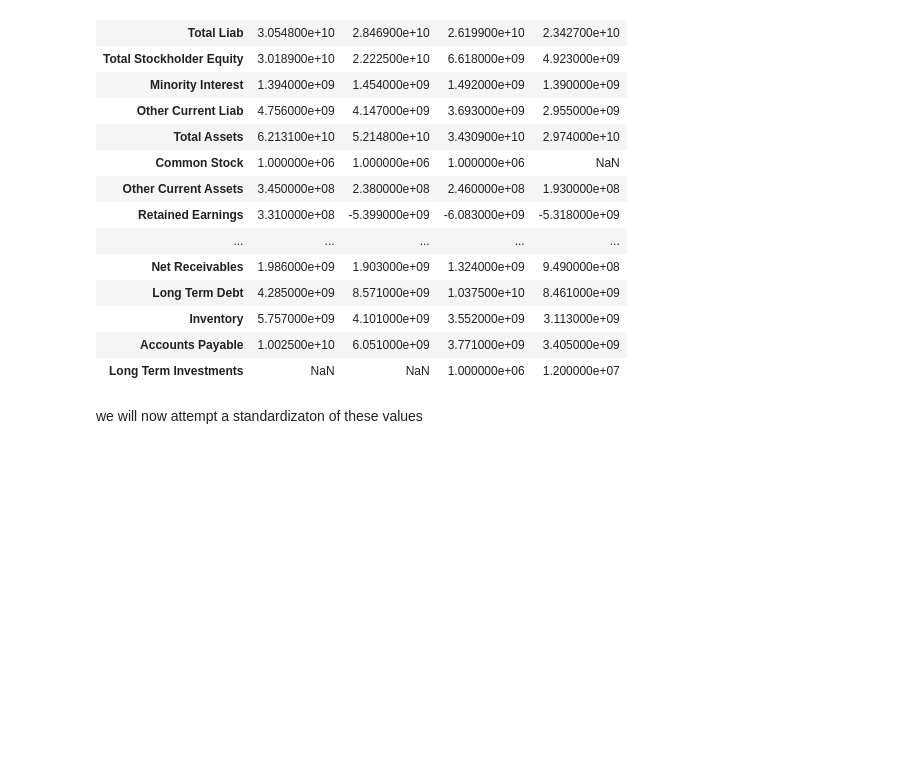
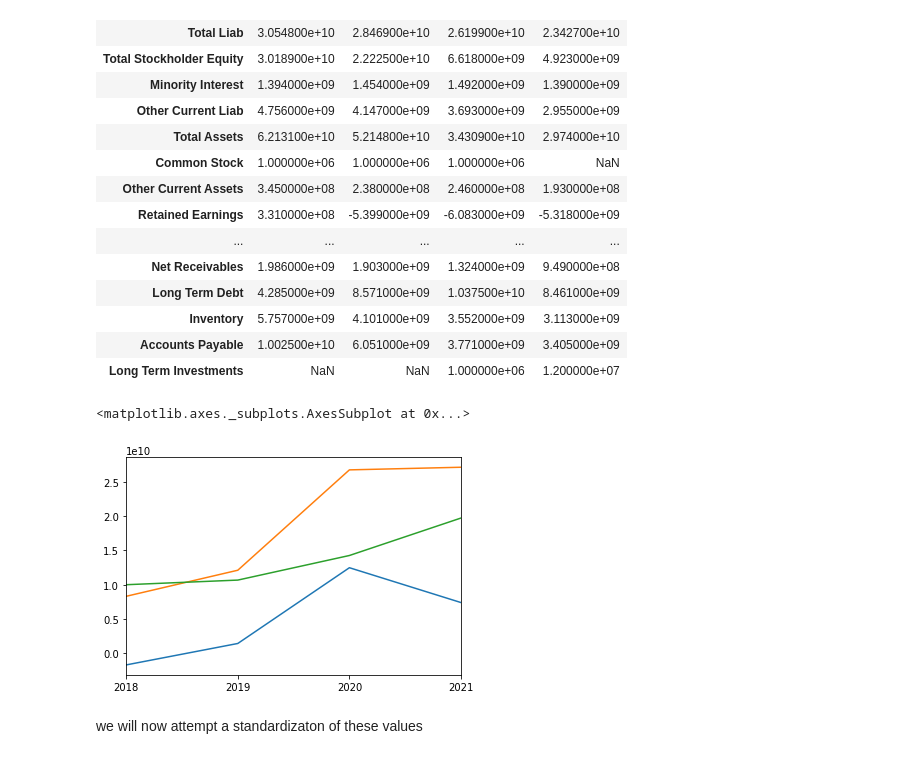
Before and after one commit to kathuman/Python-Experiments, a Jupyter notebook: 220215_financial_scrapping.ipynb, the cells around one changed output. Cells and saved outputs as stored; diff of their text form; code cells hidden in the pictures; blank space fills up the shorter version.

```diff
--- a/220215_financial_scrapping.ipynb
+++ b/220215_financial_scrapping.ipynb
@@ -64,6 +64,13 @@ tesla.balance_sheet
 | Inventory | 5.757000e+09 | 4.101000e+09 | 3.552000e+09 | 3.113000e+09 |
 | Accounts Payable | 1.002500e+10 | 6.051000e+09 | 3.771000e+09 | 3.405000e+09 |
 | Long Term Investments | NaN | NaN | 1.000000e+06 | 1.200000e+07 |
+# %%
+(tesla.balance_sheet.loc['Total Current Assets']-tesla.balance_sheet.loc['Total Current Liabilities']).plot()
+tesla.balance_sheet.loc['Total Current Assets'].plot()
+tesla.balance_sheet.loc['Total Current Liabilities'].plot()
+# %% [output]
+<matplotlib.axes._subplots.AxesSubplot at 0x...>
+[figure, added]
 # %% [markdown]
 we will now attempt a standardizaton of these values
 # %%
```
Also changed, not shown: parts of 1 cell of this notebook.
